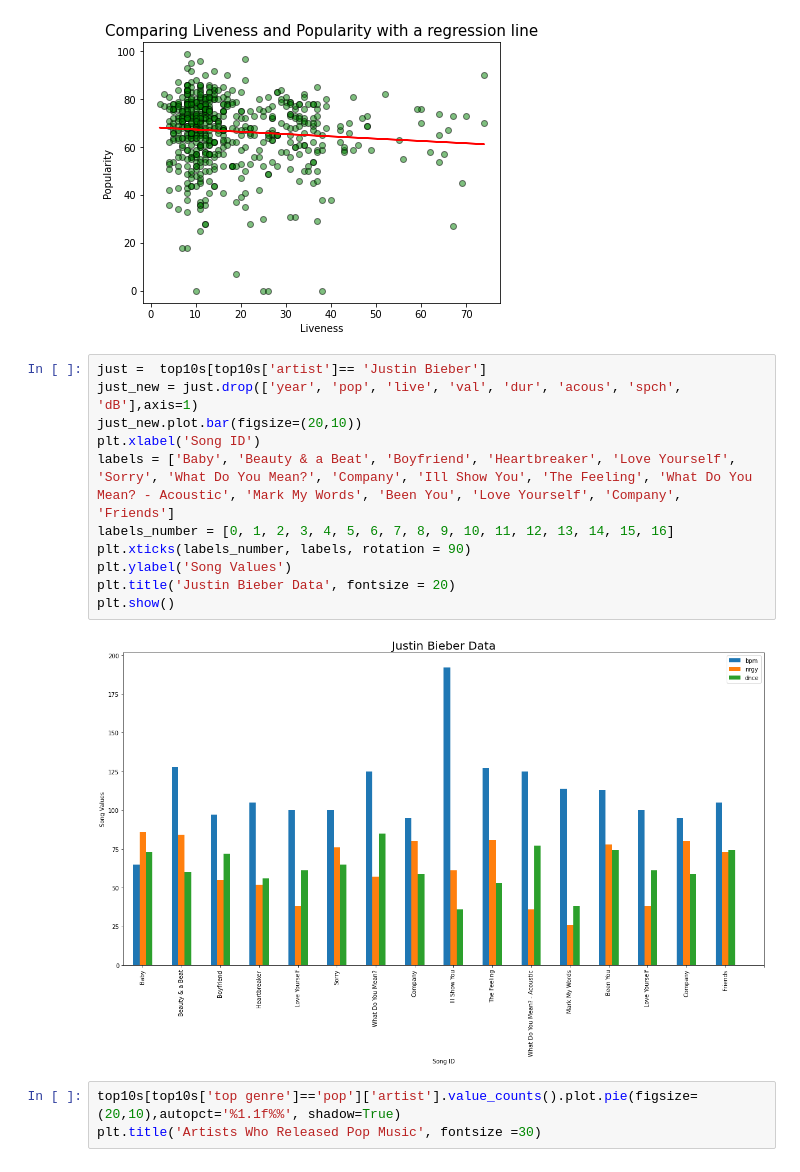
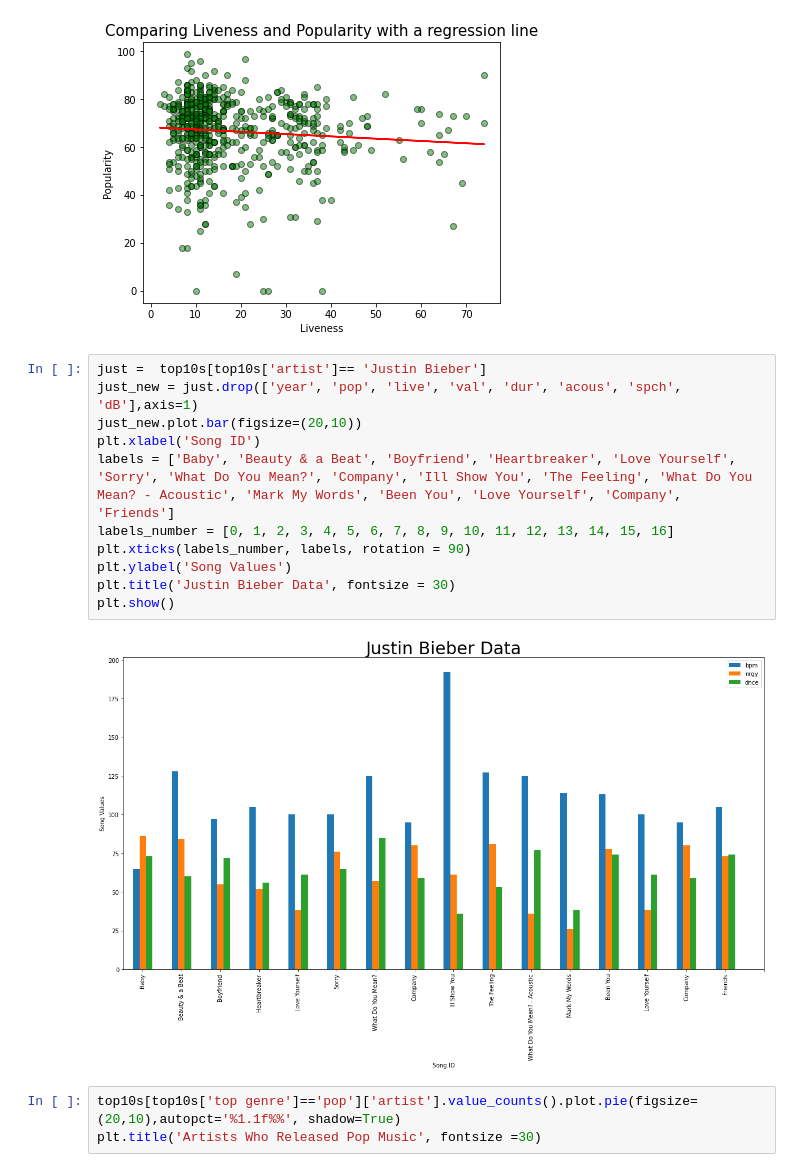
Before and after one commit to jvalliere/CMPS240-final-project, a Jupyter notebook: CMPS240_final_project.ipynb, the cells around one changed output. Drawn from its saved outputs; the diff is of its cells as text.

```diff
--- a/CMPS240_final_project.ipynb
+++ b/CMPS240_final_project.ipynb
@@ -222,16 +237,16 @@ The equation of the regression line is: -0.096x + 68.335
 # %%
 just =  top10s[top10s['artist']== 'Justin Bieber']
 just_new = just.drop(['year', 'pop', 'live', 'val', 'dur', 'acous', 'spch', 'dB'],axis=1)
 just_new.plot.bar(figsize=(20,10))
 plt.xlabel('Song ID')
 labels = ['Baby', 'Beauty & a Beat', 'Boyfriend', 'Heartbreaker', 'Love Yourself', 'Sorry', 'What Do You Mean?', 'Company', 'Ill Show You', 'The Feeling', 'What Do You Mean? - Acoustic', 'Mark My Words', 'Been You', 'Love Yourself', 'Company', 'Friends']
 labels_number = [0, 1, 2, 3, 4, 5, 6, 7, 8, 9, 10, 11, 12, 13, 14, 15, 16]
 plt.xticks(labels_number, labels, rotation = 90)
 plt.ylabel('Song Values')
-plt.title('Justin Bieber Data', fontsize = 20)
+plt.title('Justin Bieber Data', fontsize = 30)
 plt.show()
 # %% [output]
-[figure, old version]
+[figure, new version]
 # %%
 top10s[top10s['top genre']=='pop']['artist'].value_counts().plot.pie(figsize=(20,10),autopct='%1.1f%%', shadow=True)
 plt.title('Artists Who Released Pop Music', fontsize =30)
```
Also changed, not shown: parts of 9 cells of this notebook.
